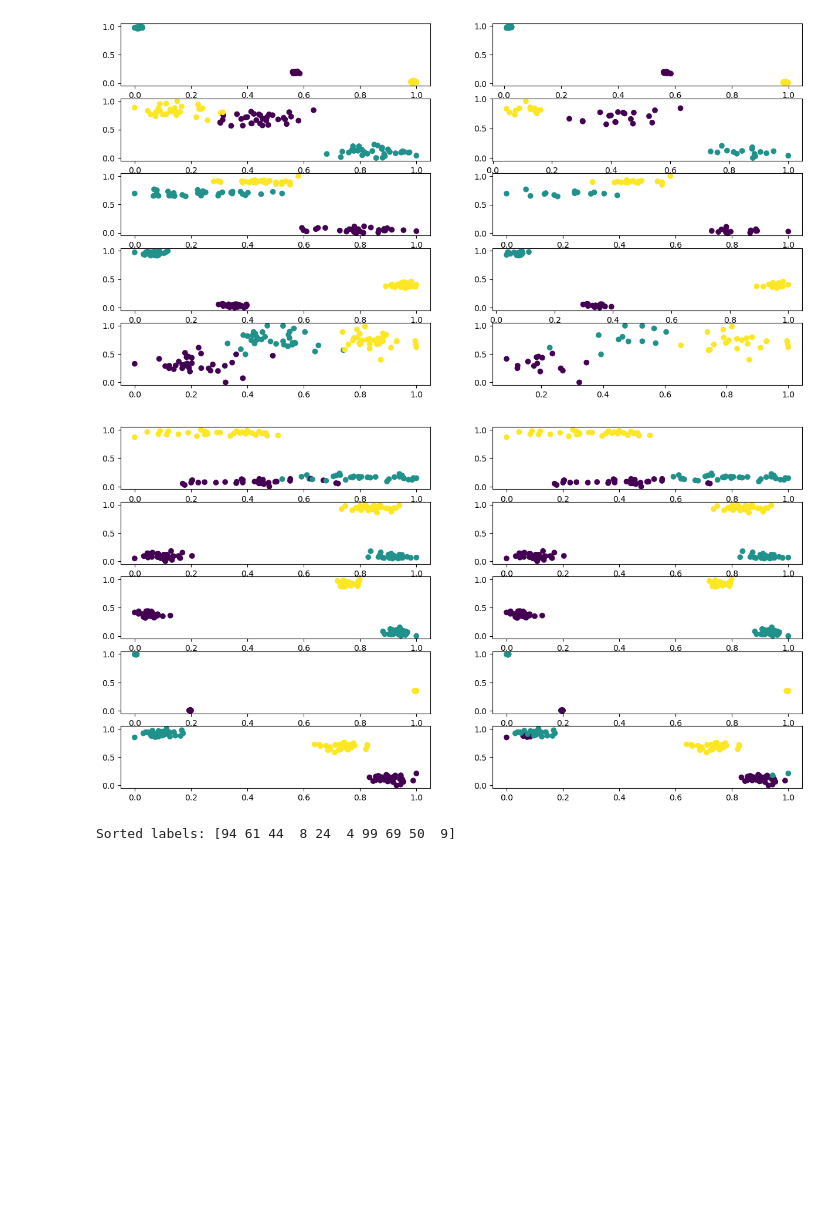
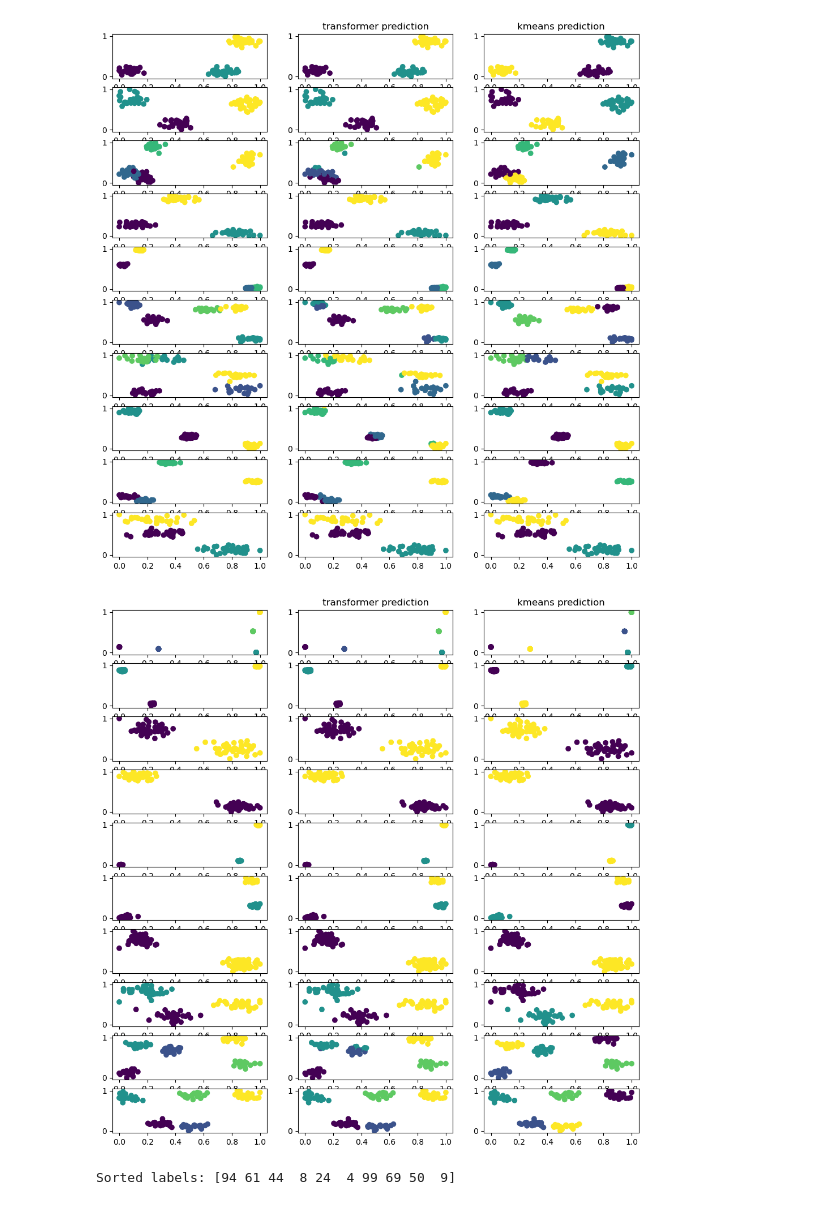
Before and after one commit to pbhaskaran/PFN_clustering, a Jupyter notebook: Clustering PFN.ipynb, the cells around one changed output. Drawn from its saved outputs; the diff is of its cells as text; code cells hidden in the pictures; blank space fills up the shorter version.

```diff
--- a/Clustering PFN.ipynb
+++ b/Clustering PFN.ipynb
@@ -73,45 +85,50 @@ plt.show()
+# %%
+num_points = 50
+
+train_x = train_X[:num_points]
+X_total = torch.cat((train_x, train_X), dim=0)
+# # Set up grid for subplots
+fig, axes = plt.subplots(temp_batch_size, 3, figsize=(12, 12))
+axes = axes.flatten()
+for batch_index in range(temp_batch_size):
+    train_x = train_X[:, batch_index]
+    train_y = train_Y[:, batch_index]
+    axes[3 * batch_index].scatter(train_x[:, 0].cpu().numpy() , train_x[:, 1].cpu().numpy() , c=train_y.cpu().numpy())
+    logits = model(X_total[:, batch_index], num_points)
+    k_labels = utils.k_means(train_x, batch_classes[batch_index])
+    predictions = torch.argmax(logits, dim=1)
+    axes[3 * batch_index +1].scatter(train_x[:, 0].cpu().numpy() , train_x[:, 1].cpu().numpy() , c=predictions.cpu().numpy())
+    axes[3 * batch_index +2].scatter(train_x[:, 0].cpu().numpy() , train_x[:, 1].cpu().numpy() , c=k_labels)
+axes[1].set_title(f"transformer prediction")
+axes[2].set_title(f"kmeans prediction")
+plt.show()
+# %% [output]
+[figure, added]
 # %%
 %matplotlib inline
-temp_batch_size = 5
-train_X, train_Y, y_target= prior.sample_clusters(batch_size=temp_batch_size,seq_len=100)
+temp_batch_size = 10
+seq_len = 100
+train_X, train_Y, y_target, batch_classes = prior.sample_clusters(batch_size=temp_batch_size,seq_len=seq_len,num_classes=num_outputs, kmeans=True)
 model.eval()
-num_points = 50
-# # Set up grid for subplots
-fig, axes = plt.subplots(5, 2, figsize=(15, 8))
-axes = axes.flatten()
-for batch_index in range(temp_batch_size):
-    train_x = train_X[:, batch_index]
-    train_y = train_Y[:, batch_index]
-    axes[2 * batch_index].scatter(train_x[:, 0].cpu().numpy() , train_x[:, 1].cpu().numpy() , c=train_y.cpu().numpy())
-    logits = model(train_x, num_points)
-    predictions = torch.argmax(logits, dim=1)
-    axes[2 * batch_index +1].scatter(train_X[num_points:,batch_index,0].cpu().numpy() , train_X[num_points:, batch_index, 1].cpu().numpy() , c=predictions.cpu().numpy())
-
-plt.show()
+num_points = seq_len
-# %% [output]
-[figure, removed]
 # %%
-%matplotlib inline
-temp_batch_size = 5
-seq_len = 100
-train_X, train_Y, y_target= prior.sample_clusters(batch_size=temp_batch_size,seq_len=seq_len)
-model.eval()
-num_points = seq_len
-X_total = torch.cat((train_X, train_X), dim=0)
+train_x = train_X[:num_points]
+X_total = torch.cat((train_x, train_X), dim=0)
 # # Set up grid for subplots
-fig, axes = plt.subplots(5, 2, figsize=(15, 8))
+fig, axes = plt.subplots(temp_batch_size, 3, figsize=(12, 12))
 axes = axes.flatten()
 for batch_index in range(temp_batch_size):
     train_x = train_X[:, batch_index]
     train_y = train_Y[:, batch_index]
-    axes[2 * batch_index].scatter(train_x[:, 0].cpu().numpy() , train_x[:, 1].cpu().numpy() , c=train_y.cpu().numpy())
+    axes[3 * batch_index].scatter(train_x[:, 0].cpu().numpy() , train_x[:, 1].cpu().numpy() , c=train_y.cpu().numpy())
     logits = model(X_total[:, batch_index], num_points)
-    # print(logits.shape)
-    # print(len(predictions))
+    k_labels = utils.k_means(train_x, batch_classes[batch_index])
     predictions = torch.argmax(logits, dim=1)
-    axes[2 * batch_index +1].scatter(train_x[:, 0].cpu().numpy() , train_x[:, 1].cpu().numpy() , c=predictions.cpu().numpy())
-
+    axes[3 * batch_index +1].scatter(train_x[:, 0].cpu().numpy() , train_x[:, 1].cpu().numpy() , c=predictions.cpu().numpy())
+    axes[3 * batch_index +2].scatter(train_x[:, 0].cpu().numpy() , train_x[:, 1].cpu().numpy() , c=k_labels)
+axes[1].set_title(f"transformer prediction")
+axes[2].set_title(f"kmeans prediction")
 plt.show()
 # %% [output]
-[figure, old version]
+[figure, new version]
 # %%
```
Also changed, not shown: parts of 6 cells of this notebook, 4 other files.
